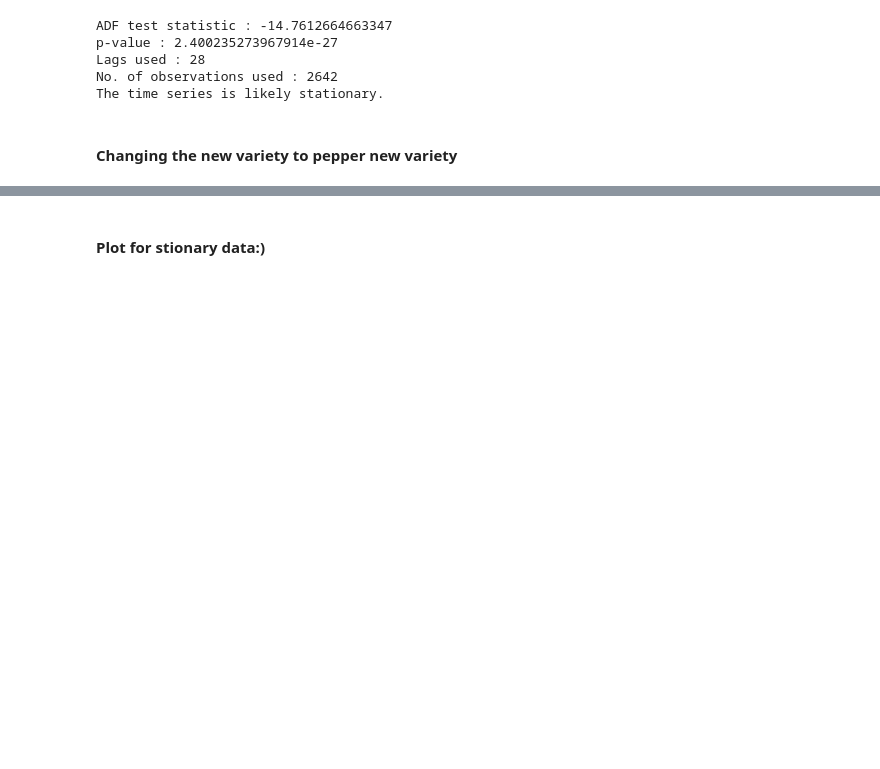
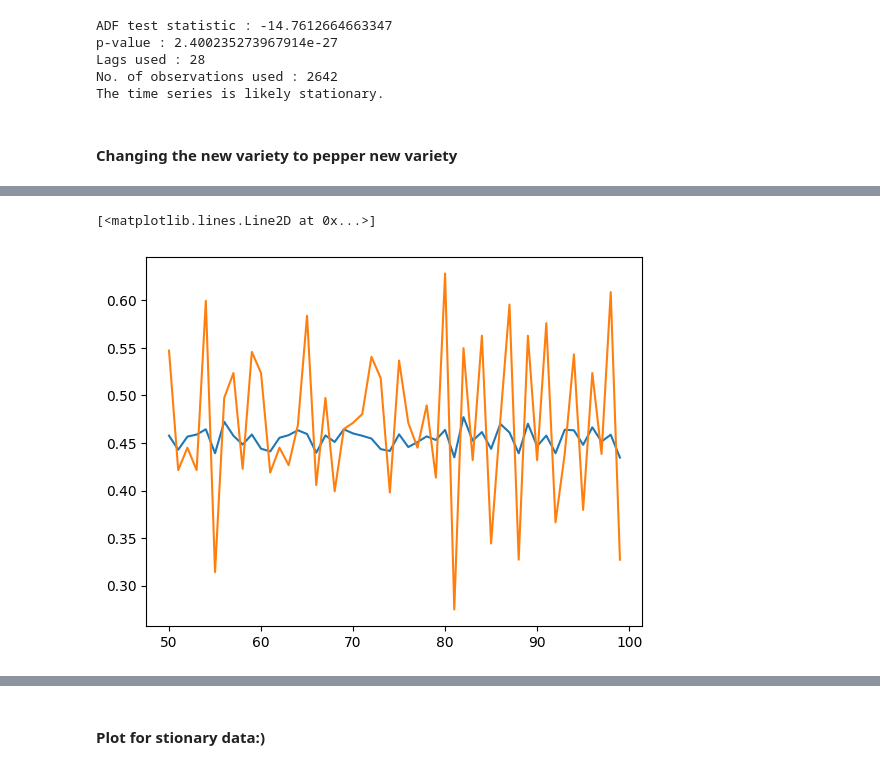
Before and after one commit to Vij7777pai/AIML-INTERNSHIP, a Jupyter notebook: Project/code.ipynb, the cells around one changed output, grey strips where cells are left out. Cells and saved outputs as stored; diff of their text form; code cells hidden in the pictures; blank space fills up the shorter version.

```diff
--- a/Project/code.ipynb
+++ b/Project/code.ipynb
@@ -353,0 +548,6 @@ See the caveats in the documentation: https://pandas.pydata.org/pandas-docs/stab
+# %%
+from tensorflow.keras.models import load_model
+
+model_all_newvariety = load_model('models/model_all_newvariety')
+# %%
+train_prediction = model_all_newvariety.predict(X_train).flatten()
@@ -353,0 +560,3 @@ See the caveats in the documentation: https://pandas.pydata.org/pandas-docs/stab
+# %%
+train_results = pd.DataFrame(data={'Train Predictions':train_prediction,'Actuals':y_train})
+train_results
@@ -353,0 +577,6 @@ See the caveats in the documentation: https://pandas.pydata.org/pandas-docs/stab
+# %%
+plt.plot(train_results['Train Predictions'][50:100])
+plt.plot(train_results['Actuals'][50:100])
+# %% [output]
+[<matplotlib.lines.Line2D at 0x...>]
+[figure, added]
```
Also changed, not shown: parts of 39 cells of this notebook, 5 other files.
